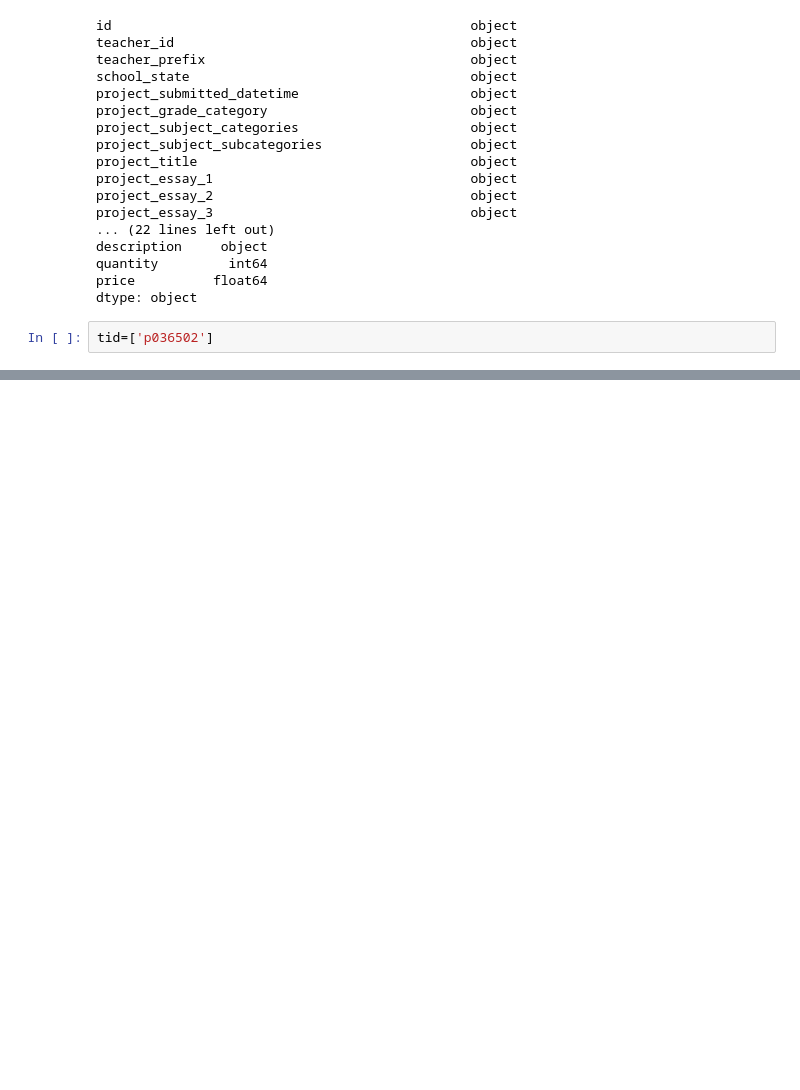
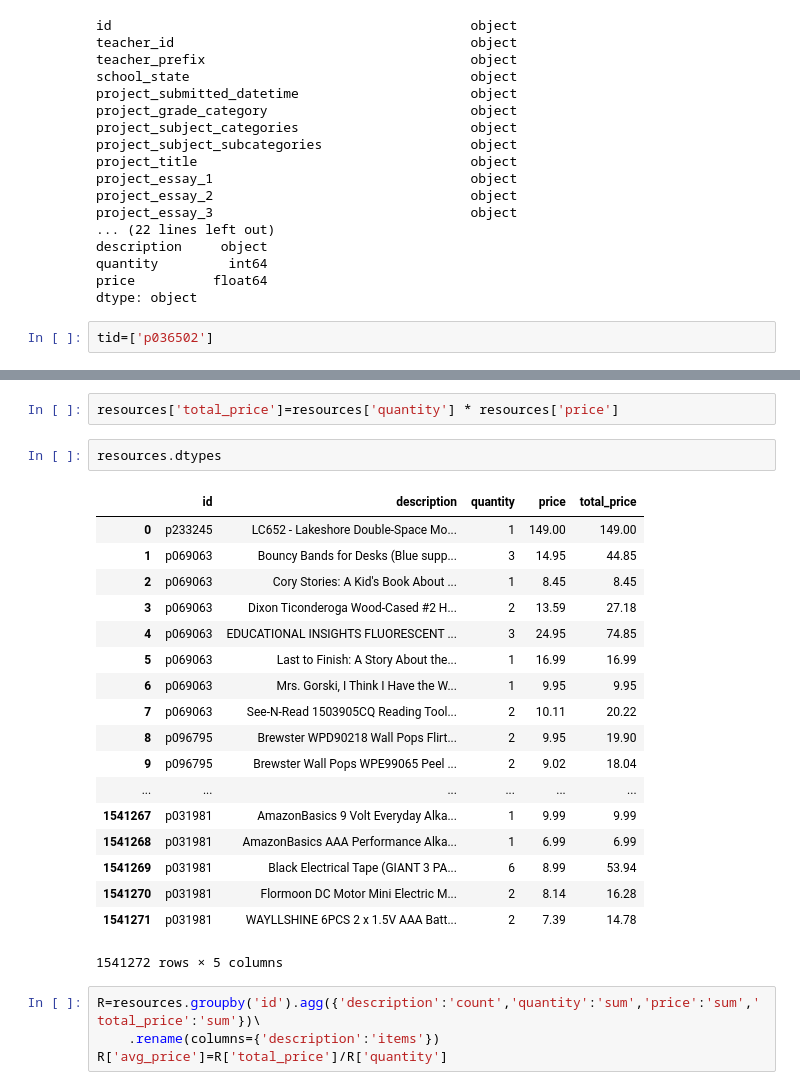
Before and after one commit to infinex/Kaggle, a Jupyter notebook: donorschoose/Donorchoosen.ipynb, the cells around one changed output, grey strips where cells are left out. Cells and saved outputs as stored; diff of their text form; blank space fills up the shorter version.

```diff
--- a/donorschoose/Donorchoosen.ipynb
+++ b/donorschoose/Donorchoosen.ipynb
@@ -56,0 +65,27 @@ Name: id, Length: 1541272, dtype: object
+# %%
+resources['total_price']=resources['quantity'] * resources['price']
+# %%
+resources.dtypes
+# %% [output]
+|  | id | description | quantity | price | total_price |
+| 0 | p233245 | LC652 - Lakeshore Double-Space Mo... | 1 | 149.00 | 149.00 |
+| 1 | p069063 | Bouncy Bands for Desks (Blue supp... | 3 | 14.95 | 44.85 |
+| 2 | p069063 | Cory Stories: A Kid's Book About ... | 1 | 8.45 | 8.45 |
+| 3 | p069063 | Dixon Ticonderoga Wood-Cased #2 H... | 2 | 13.59 | 27.18 |
+| 4 | p069063 | EDUCATIONAL INSIGHTS FLUORESCENT ... | 3 | 24.95 | 74.85 |
+| 5 | p069063 | Last to Finish: A Story About the... | 1 | 16.99 | 16.99 |
+| 6 | p069063 | Mrs. Gorski, I Think I Have the W... | 1 | 9.95 | 9.95 |
+| 7 | p069063 | See-N-Read 1503905CQ Reading Tool... | 2 | 10.11 | 20.22 |
+| 8 | p096795 | Brewster WPD90218 Wall Pops Flirt... | 2 | 9.95 | 19.90 |
+| 9 | p096795 | Brewster Wall Pops WPE99065 Peel ... | 2 | 9.02 | 18.04 |
+| ... | ... | ... | ... | ... | ... |
+| 1541267 | p031981 | AmazonBasics 9 Volt Everyday Alka... | 1 | 9.99 | 9.99 |
+| 1541268 | p031981 | AmazonBasics AAA Performance Alka... | 1 | 6.99 | 6.99 |
+| 1541269 | p031981 | Black Electrical Tape (GIANT 3 PA... | 6 | 8.99 | 53.94 |
+| 1541270 | p031981 | Flormoon DC Motor Mini Electric M... | 2 | 8.14 | 16.28 |
+| 1541271 | p031981 | WAYLLSHINE 6PCS 2 x 1.5V AAA Batt... | 2 | 7.39 | 14.78 |
+1541272 rows × 5 columns
+# %%
+R=resources.groupby('id').agg({'description':'count','quantity':'sum','price':'sum','total_price':'sum'})\
+    .rename(columns={'description':'items'})
+R['avg_price']=R['total_price']/R['quantity']
```
Also changed, not shown: parts of 6 cells of this notebook.
